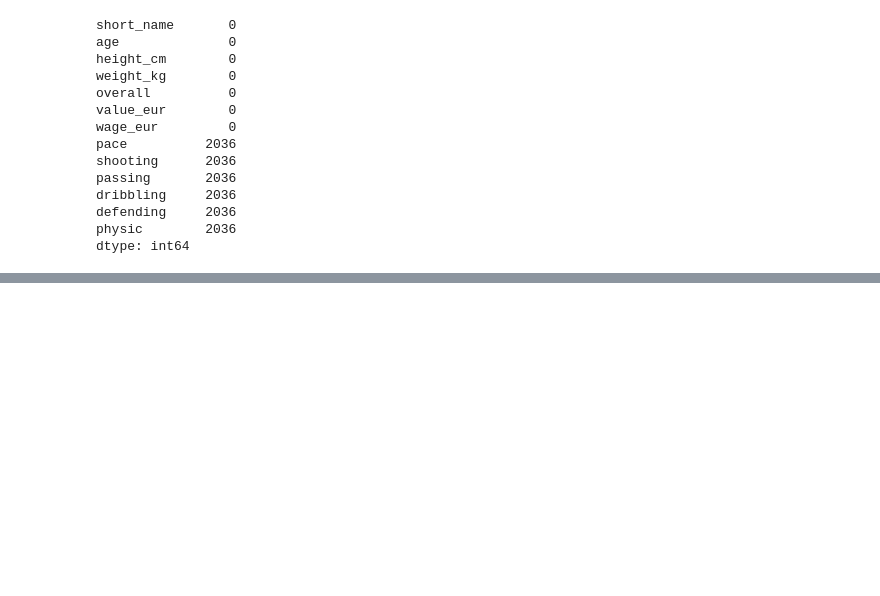
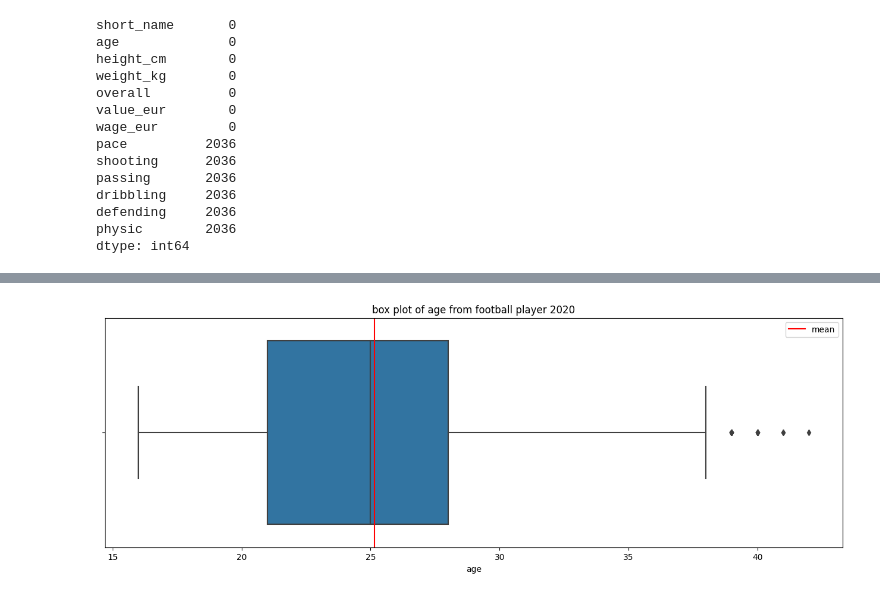
Before and after one commit to yandiher/statistical_analysis, a Jupyter notebook: football_analysis.ipynb, the cells around one changed output, grey strips where cells are left out. Cells and saved outputs as stored; diff of their text form; code cells hidden in the pictures; blank space fills up the shorter version.

```diff
--- a/football_analysis.ipynb
+++ b/football_analysis.ipynb
@@ -45,3 +45,5 @@ dribbling     2036
 defending     2036
 physic        2036
 dtype: int64
+# %%
+dataset = dataset.dropna()
@@ -47,0 +62,9 @@ dtype: int64
+# %%
+plt.figure(figsize=(16,5))
+sns.boxplot(data=dataset, x='age')
+plt.axvline(x=np.mean(dataset.age), color='red', label='mean')
+plt.title('box plot of age from football player 2020')
+plt.legend()
+plt.show()
+# %% [output]
+[figure, added]
```
Also changed, not shown: parts of 5 cells of this notebook.
